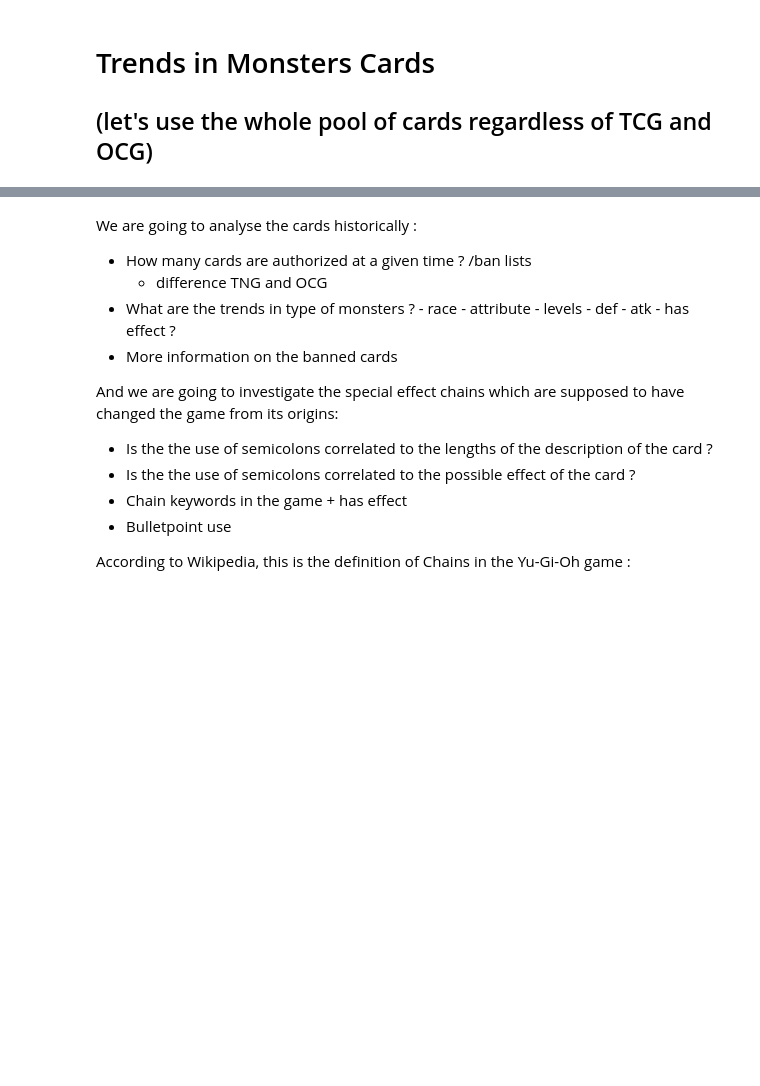
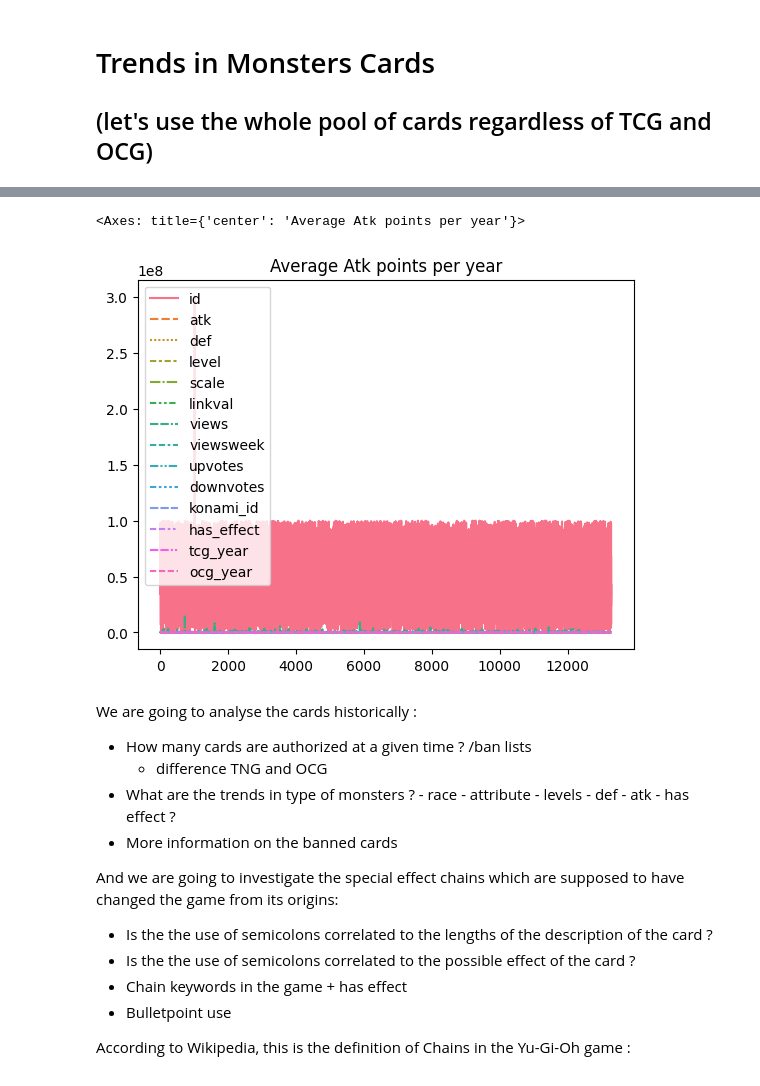
Before and after one commit to HanaeBonnafoux/yugioh, a Jupyter notebook: yu-gi-oh-s-evolution-through-the-cards.ipynb, the cells around one changed output, grey strips where cells are left out. Cells and saved outputs as stored; diff of their text form; code cells hidden in the pictures; blank space fills up the shorter version.

Commit message:
Kaggle Notebook | Yu-Gi-Oh's evolution through the cards | Version 19

```diff
--- a/yu-gi-oh-s-evolution-through-the-cards.ipynb
+++ b/yu-gi-oh-s-evolution-through-the-cards.ipynb
@@ -302,5 +295,11 @@ array(['Spell Card', 'Effect Monster', 'Flip Effect Monster',
-# %%
-# Ensure "type" columns is categorical and only selects Monster Cards
-cards_data["type"] = cards_data["type"].astype("category")
-
-monster_data = cards_data[~cards_data["type"].isin(['Spell Card', 'Trap Card','Token','Skill Card'])]
+# %%
+#creating a new type column where we regroup all types of monsters (tokens are left seperate even if they are considered as monsters too)
+cards_data["primary_type"]= cards_data.loc[:,"type"]
+
+#renaming all the monster adjacent cards to monster primary type
+cards_data.loc[cards_data["primary_type"].str.contains(r'\bMonster\b', regex=True) ,'primary_type'] = 'Monster Card'
+
+# ensure "primary_type" columns is categorical
+cards_data["primary_type"] = cards_data["primary_type"].astype("category")
+
+cards_data["primary_type"].value_counts()
@@ -307,3 +314,10 @@ monster_data = cards_data[~cards_data["type"].isin(['Spell Card', 'Trap Card','T
+# %%
+plt.title("Average Atk points per year")
+
+sns.lineplot(data=cards_data)
+# %% [output]
+<Axes: title={'center': 'Average Atk points per year'}>
+[figure, added]
 # %% [markdown]
 We are going to analyse the cards historically :
 - How many cards are authorized at a given time ? /ban lists
```
Also changed, not shown: parts of 5 cells of this notebook.
